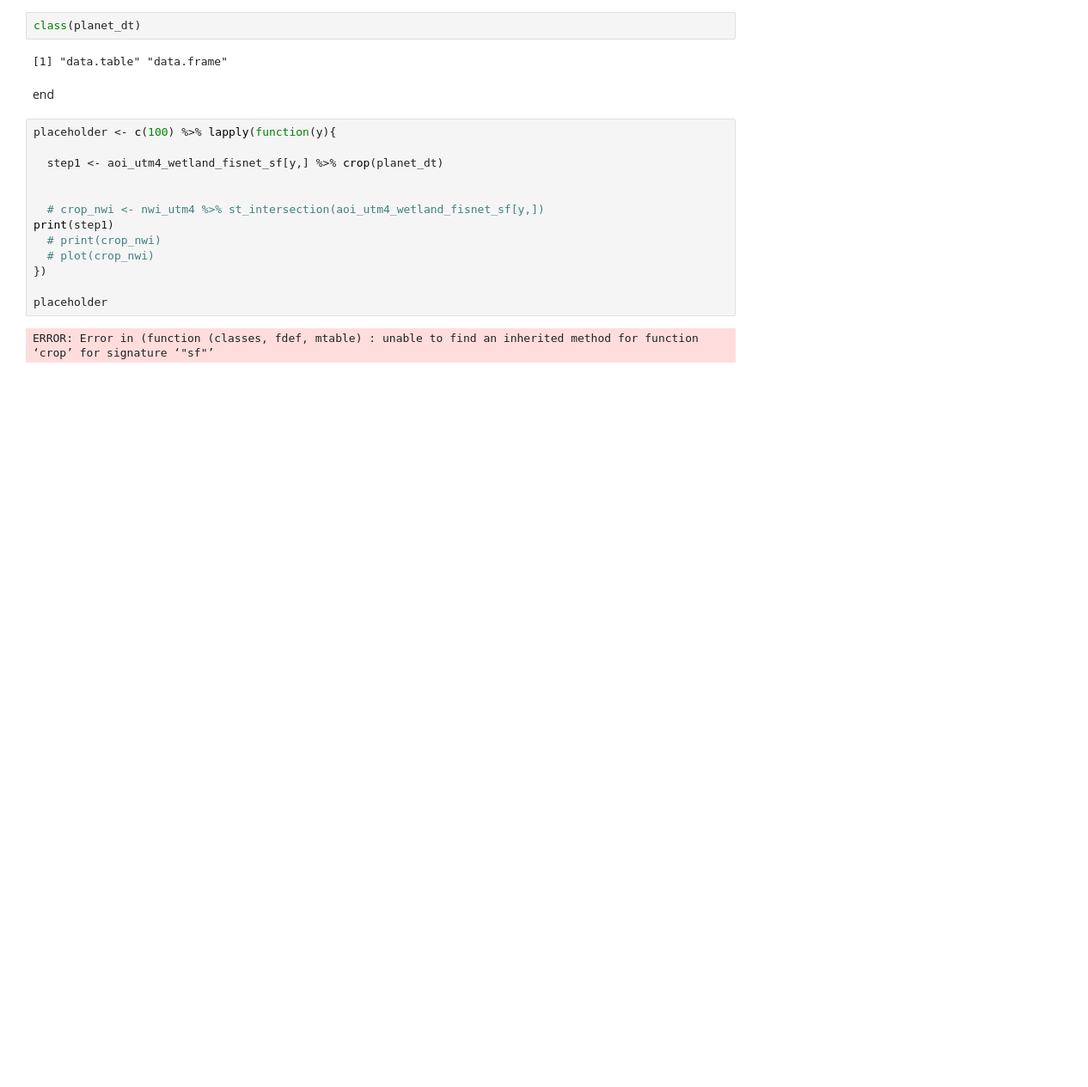
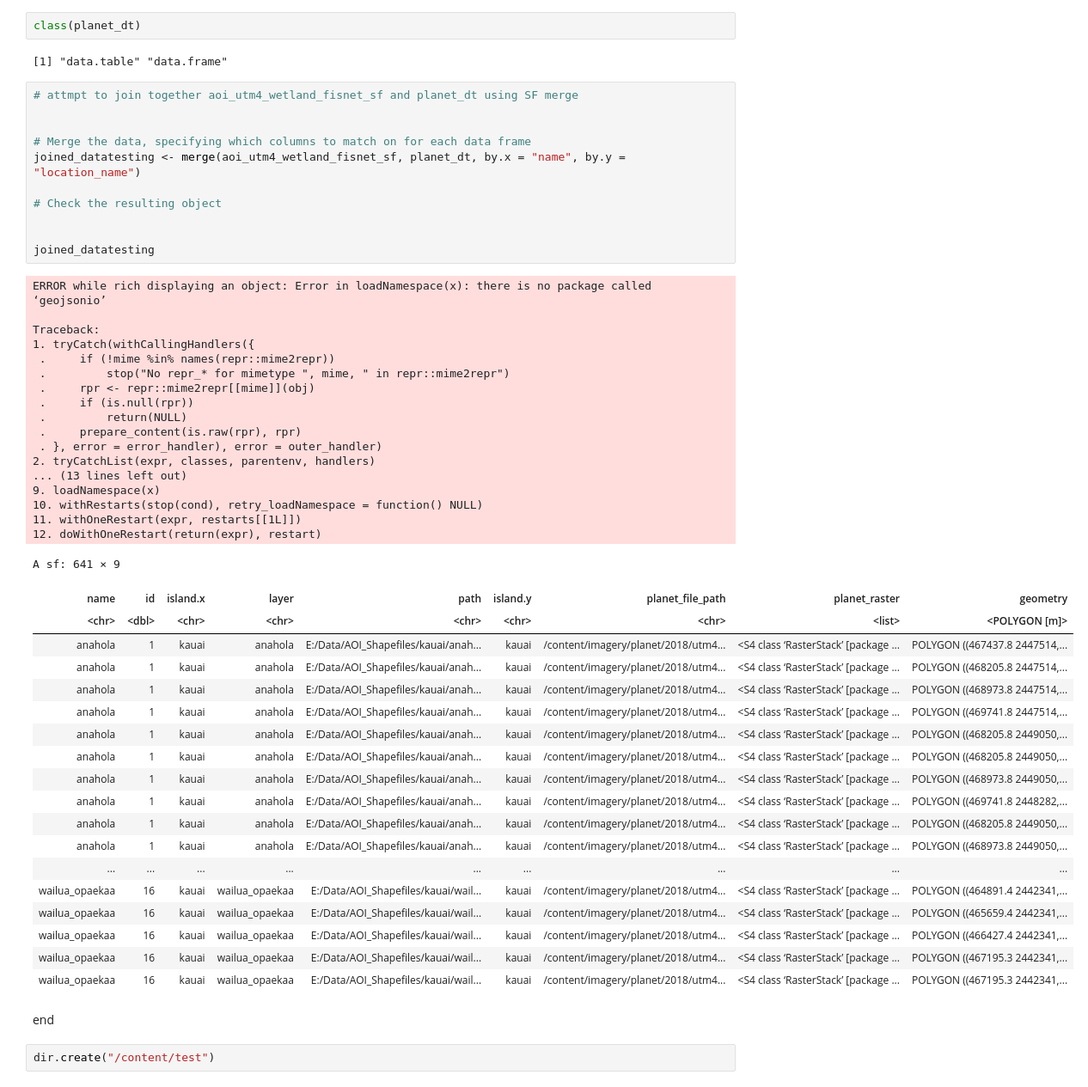
Before and after one commit to MadmanMarble/MadmanMarble, a Jupyter notebook: Untitled29.ipynb, the cells around one changed output. Shown at 86% size. Saved outputs shown, nothing was run; the diff lists cells and outputs as text; blank space fills up the shorter version.

```diff
--- a/Untitled29.ipynb
+++ b/Untitled29.ipynb
@@ -475,20 +475,55 @@ A data.table: 16 × 4
 class(planet_dt)
 # %% [output]
 [1] "data.table" "data.frame"
+# %%
+# attmpt to join together aoi_utm4_wetland_fisnet_sf and planet_dt using SF merge
+
+
+# Merge the data, specifying which columns to match on for each data frame
+joined_datatesting <- merge(aoi_utm4_wetland_fisnet_sf, planet_dt, by.x = "name", by.y = "location_name")
+
+# Check the resulting object
+
+
+joined_datatesting
+# %% [output]
+ERROR while rich displaying an object: Error in loadNamespace(x): there is no package called ‘geojsonio’
+
+Traceback:
+1. tryCatch(withCallingHandlers({
+ .     if (!mime %in% names(repr::mime2repr))
+ .         stop("No repr_* for mimetype ", mime, " in repr::mime2repr")
+ .     rpr <- repr::mime2repr[[mime]](obj)
+ .     if (is.null(rpr))
+ .         return(NULL)
+ .     prepare_content(is.raw(rpr), rpr)
+ . }, error = error_handler), error = outer_handler)
+2. tryCatchList(expr, classes, parentenv, handlers)
+... (13 lines left out)
+9. loadNamespace(x)
+10. withRestarts(stop(cond), retry_loadNamespace = function() NULL)
+11. withOneRestart(expr, restarts[[1L]])
+12. doWithOneRestart(return(expr), restart)
+A sf: 641 × 9
+| name | id | island.x | layer | path | island.y | planet_file_path | planet_raster | geometry |
+| <chr> | <dbl> | <chr> | <chr> | <chr> | <chr> | <chr> | <list> | <POLYGON [m]> |
+| anahola | 1 | kauai | anahola | E:/Data/AOI_Shapefiles/kauai/anah... | kauai | /content/imagery/planet/2018/utm4... | <S4 class ‘RasterStack’ [package ... | POLYGON ((467437.8 2447514,... |
+| anahola | 1 | kauai | anahola | E:/Data/AOI_Shapefiles/kauai/anah... | kauai | /content/imagery/planet/2018/utm4... | <S4 class ‘RasterStack’ [package ... | POLYGON ((468205.8 2447514,... |
+| anahola | 1 | kauai | anahola | E:/Data/AOI_Shapefiles/kauai/anah... | kauai | /content/imagery/planet/2018/utm4... | <S4 class ‘RasterStack’ [package ... | POLYGON ((468973.8 2447514,... |
+| anahola | 1 | kauai | anahola | E:/Data/AOI_Shapefiles/kauai/anah... | kauai | /content/imagery/planet/2018/utm4... | <S4 class ‘RasterStack’ [package ... | POLYGON ((469741.8 2447514,... |
+| anahola | 1 | kauai | anahola | E:/Data/AOI_Shapefiles/kauai/anah... | kauai | /content/imagery/planet/2018/utm4... | <S4 class ‘RasterStack’ [package ... | POLYGON ((468205.8 2449050,... |
+| anahola | 1 | kauai | anahola | E:/Data/AOI_Shapefiles/kauai/anah... | kauai | /content/imagery/planet/2018/utm4... | <S4 class ‘RasterStack’ [package ... | POLYGON ((468205.8 2449050,... |
+| anahola | 1 | kauai | anahola | E:/Data/AOI_Shapefiles/kauai/anah... | kauai | /content/imagery/planet/2018/utm4... | <S4 class ‘RasterStack’ [package ... | POLYGON ((468973.8 2449050,... |
+| anahola | 1 | kauai | anahola | E:/Data/AOI_Shapefiles/kauai/anah... | kauai | /content/imagery/planet/2018/utm4... | <S4 class ‘RasterStack’ [package ... | POLYGON ((469741.8 2448282,... |
+| anahola | 1 | kauai | anahola | E:/Data/AOI_Shapefiles/kauai/anah... | kauai | /content/imagery/planet/2018/utm4... | <S4 class ‘RasterStack’ [package ... | POLYGON ((468205.8 2449050,... |
+| anahola | 1 | kauai | anahola | E:/Data/AOI_Shapefiles/kauai/anah... | kauai | /content/imagery/planet/2018/utm4... | <S4 class ‘RasterStack’ [package ... | POLYGON ((468973.8 2449050,... |
+| ... | ... | ... | ... | ... | ... | ... | ... | ... |
+| wailua_opaekaa | 16 | kauai | wailua_opaekaa | E:/Data/AOI_Shapefiles/kauai/wail... | kauai | /content/imagery/planet/2018/utm4... | <S4 class ‘RasterStack’ [package ... | POLYGON ((464891.4 2442341,... |
+| wailua_opaekaa | 16 | kauai | wailua_opaekaa | E:/Data/AOI_Shapefiles/kauai/wail... | kauai | /content/imagery/planet/2018/utm4... | <S4 class ‘RasterStack’ [package ... | POLYGON ((465659.4 2442341,... |
+| wailua_opaekaa | 16 | kauai | wailua_opaekaa | E:/Data/AOI_Shapefiles/kauai/wail... | kauai | /content/imagery/planet/2018/utm4... | <S4 class ‘RasterStack’ [package ... | POLYGON ((466427.4 2442341,... |
+| wailua_opaekaa | 16 | kauai | wailua_opaekaa | E:/Data/AOI_Shapefiles/kauai/wail... | kauai | /content/imagery/planet/2018/utm4... | <S4 class ‘RasterStack’ [package ... | POLYGON ((467195.3 2442341,... |
+| wailua_opaekaa | 16 | kauai | wailua_opaekaa | E:/Data/AOI_Shapefiles/kauai/wail... | kauai | /content/imagery/planet/2018/utm4... | <S4 class ‘RasterStack’ [package ... | POLYGON ((467195.3 2442341,... |
 # %% [markdown]
 end
-# %%
-placeholder <- c(100) %>% lapply(function(y){
-
-  step1 <- aoi_utm4_wetland_fisnet_sf[y,] %>% crop(planet_dt)
-
-
-  # crop_nwi <- nwi_utm4 %>% st_intersection(aoi_utm4_wetland_fisnet_sf[y,])
-print(step1)
-  # print(crop_nwi)
-  # plot(crop_nwi)
-})
-
-placeholder
-# %% [output]
-ERROR: Error in (function (classes, fdef, mtable) : unable to find an inherited method for function ‘crop’ for signature ‘"sf"’
+# %%
+dir.create("/content/test")
```
Also changed, not shown: parts of 5 cells of this notebook.
